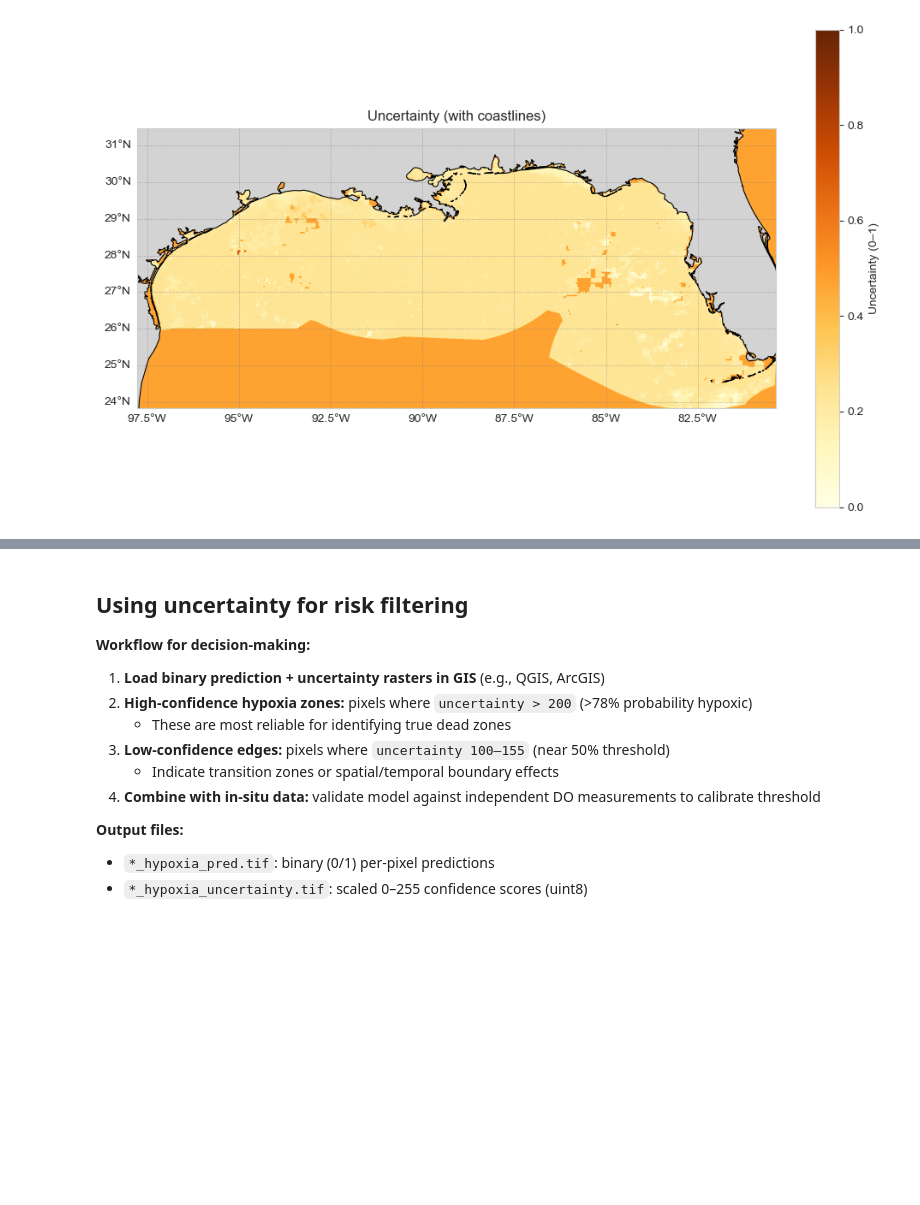
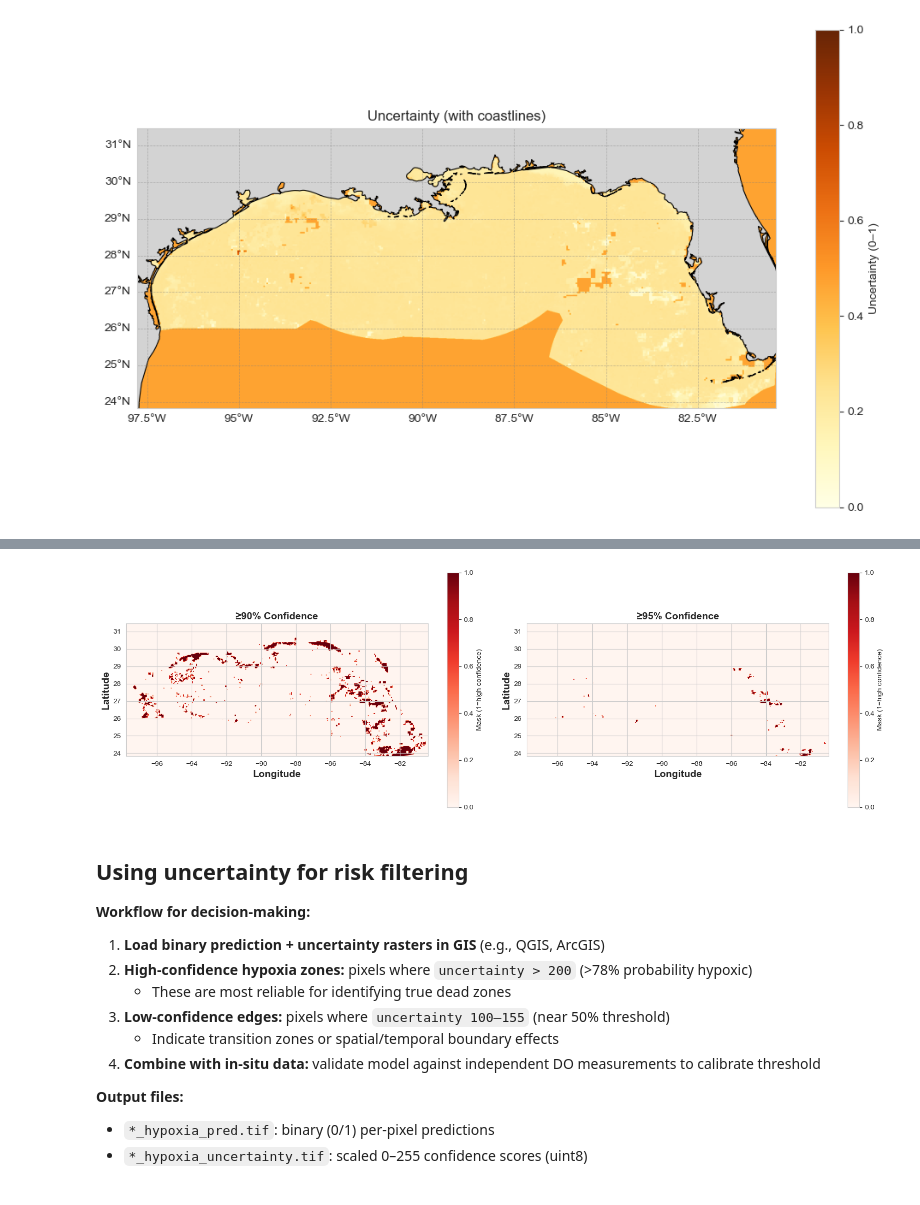
Before and after one commit to hafez-ahmad/Predicting-Hypoxia-and-Intensity-from-Field-and-Remote-Sensing-Data, a Jupyter notebook: code/Hypoxia Prediction.ipynb, the cells around one changed output, grey strips where cells are left out. Drawn from its saved outputs; the diff is of its cells as text; code cells hidden in the pictures; blank space fills up the shorter version.

```diff
--- a/code/Hypoxia Prediction.ipynb
+++ b/code/Hypoxia Prediction.ipynb
@@ -2596,3 +2692,20 @@ if HAS_CARTOPY:
+# %%
+# Confidence masks based on probability
+conf80 = (data_prob >= 0.80) | (data_prob <= 0.20)
+conf90 = (data_prob >= 0.90) | (data_prob <= 0.10)
+conf95 = (data_prob >= 0.95) | (data_prob <= 0.05)
+
+fig, axes = plt.subplots(1, 2, figsize=(16, 5))
+for ax, mask, label in zip(axes, [conf90, conf95], ['≥90% Confidence', '≥95% Confidence']):
+    im = ax.imshow(mask.astype(np.uint8), extent=extent, cmap='Reds', vmin=0, vmax=1)
+    ax.set_title(label,fontsize=14,fontweight='bold')
+    ax.set_xlabel('Longitude',fontsize=14,fontweight='bold')
+    ax.set_ylabel('Latitude',fontsize=14,fontweight='bold')
+    plt.colorbar(im, ax=ax, label='Mask (1=high confidence)')
+plt.tight_layout()
+plt.show()
+# %% [output]
+[figure, added]
 # %% [markdown]
 ## Using uncertainty for risk filtering
 
```
Also changed, not shown: parts of 9 cells of this notebook, 18 other files.
